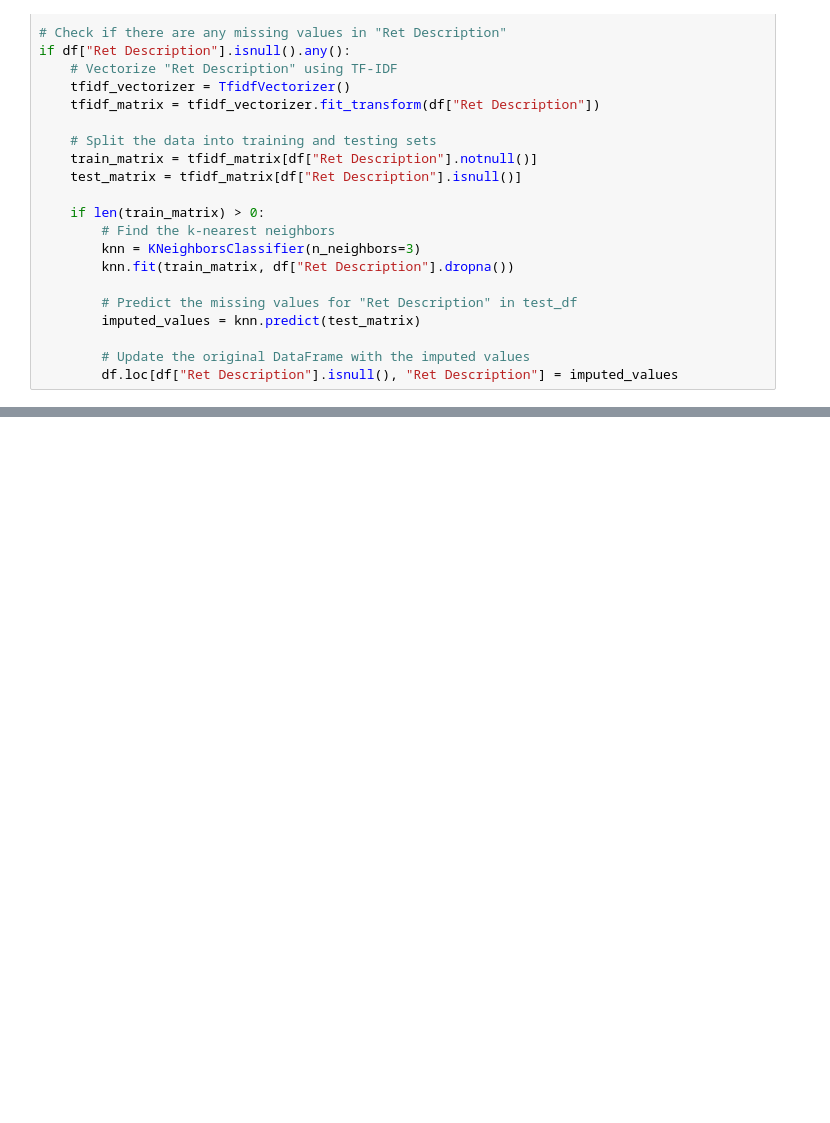
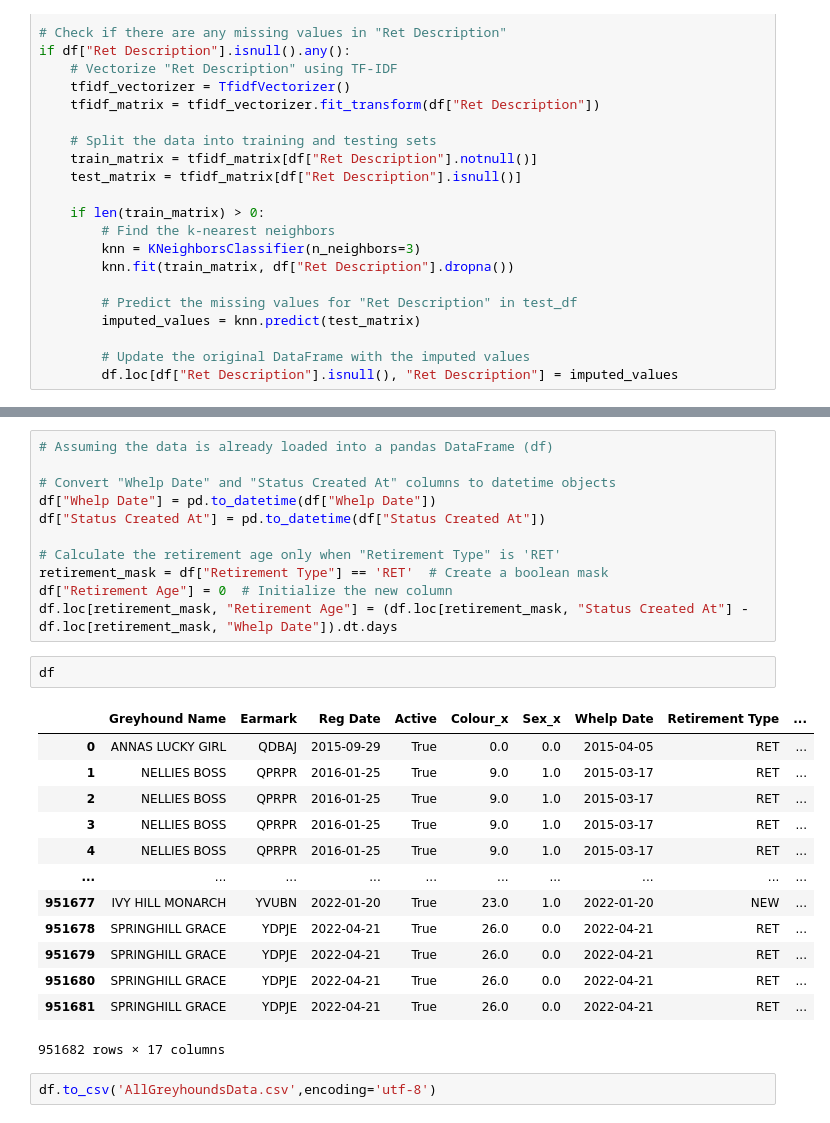
Before and after one commit to sba22178/capstone2023, a Jupyter notebook: Cleaning Data.ipynb, the cells around one changed output, grey strips where cells are left out. Drawn from its saved outputs; the diff is of its cells as text; blank space fills up the shorter version.

```diff
--- a/Cleaning Data.ipynb
+++ b/Cleaning Data.ipynb
@@ -164,0 +228,29 @@ df.to_csv('AllGreyhounds2.csv', sep='\t', encoding='utf-8')
+# %%
+# Assuming the data is already loaded into a pandas DataFrame (df)
+
+# Convert "Whelp Date" and "Status Created At" columns to datetime objects
+df["Whelp Date"] = pd.to_datetime(df["Whelp Date"])
+df["Status Created At"] = pd.to_datetime(df["Status Created At"])
+
+# Calculate the retirement age only when "Retirement Type" is 'RET'
+retirement_mask = df["Retirement Type"] == 'RET'  # Create a boolean mask
+df["Retirement Age"] = 0  # Initialize the new column
+df.loc[retirement_mask, "Retirement Age"] = (df.loc[retirement_mask, "Status Created At"] - df.loc[retirement_mask, "Whelp Date"]).dt.days
+# %%
+df
+# %% [output]
+|  | Greyhound Name | Earmark | Reg Date | Active | Colour_x | Sex_x | Whelp Date | Retirement Type | ... |
+| 0 | ANNAS LUCKY GIRL | QDBAJ | 2015-09-29 | True | 0.0 | 0.0 | 2015-04-05 | RET | ... |
+| 1 | NELLIES BOSS | QPRPR | 2016-01-25 | True | 9.0 | 1.0 | 2015-03-17 | RET | ... |
+| 2 | NELLIES BOSS | QPRPR | 2016-01-25 | True | 9.0 | 1.0 | 2015-03-17 | RET | ... |
+| 3 | NELLIES BOSS | QPRPR | 2016-01-25 | True | 9.0 | 1.0 | 2015-03-17 | RET | ... |
+| 4 | NELLIES BOSS | QPRPR | 2016-01-25 | True | 9.0 | 1.0 | 2015-03-17 | RET | ... |
+| ... | ... | ... | ... | ... | ... | ... | ... | ... | ... |
+| 951677 | IVY HILL MONARCH | YVUBN | 2022-01-20 | True | 23.0 | 1.0 | 2022-01-20 | NEW | ... |
+| 951678 | SPRINGHILL GRACE | YDPJE | 2022-04-21 | True | 26.0 | 0.0 | 2022-04-21 | RET | ... |
+| 951679 | SPRINGHILL GRACE | YDPJE | 2022-04-21 | True | 26.0 | 0.0 | 2022-04-21 | RET | ... |
+| 951680 | SPRINGHILL GRACE | YDPJE | 2022-04-21 | True | 26.0 | 0.0 | 2022-04-21 | RET | ... |
+| 951681 | SPRINGHILL GRACE | YDPJE | 2022-04-21 | True | 26.0 | 0.0 | 2022-04-21 | RET | ... |
+951682 rows × 17 columns
+# %%
+df.to_csv('AllGreyhoundsData.csv',encoding='utf-8')
```
Also changed, not shown: parts of 14 cells of this notebook.
